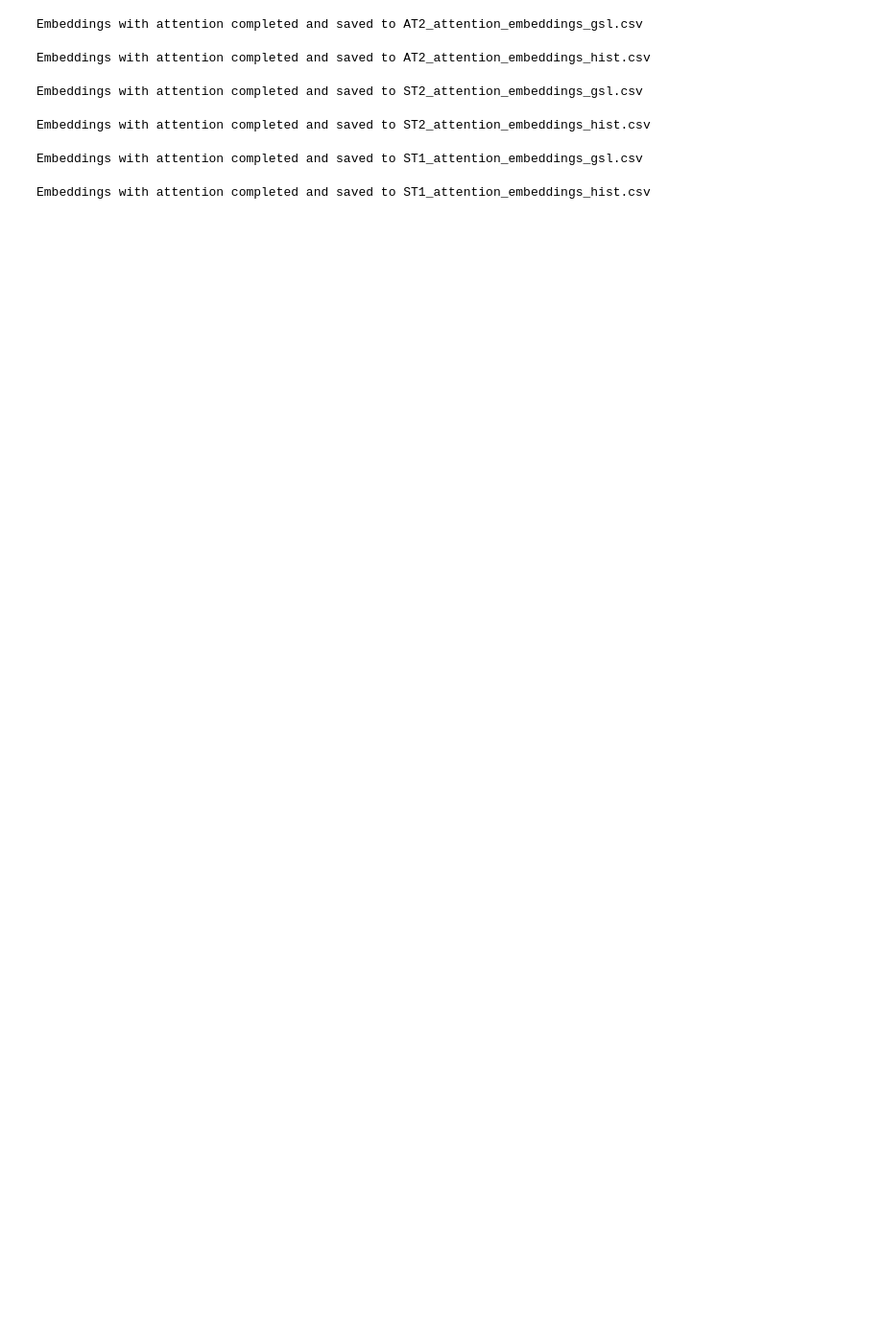
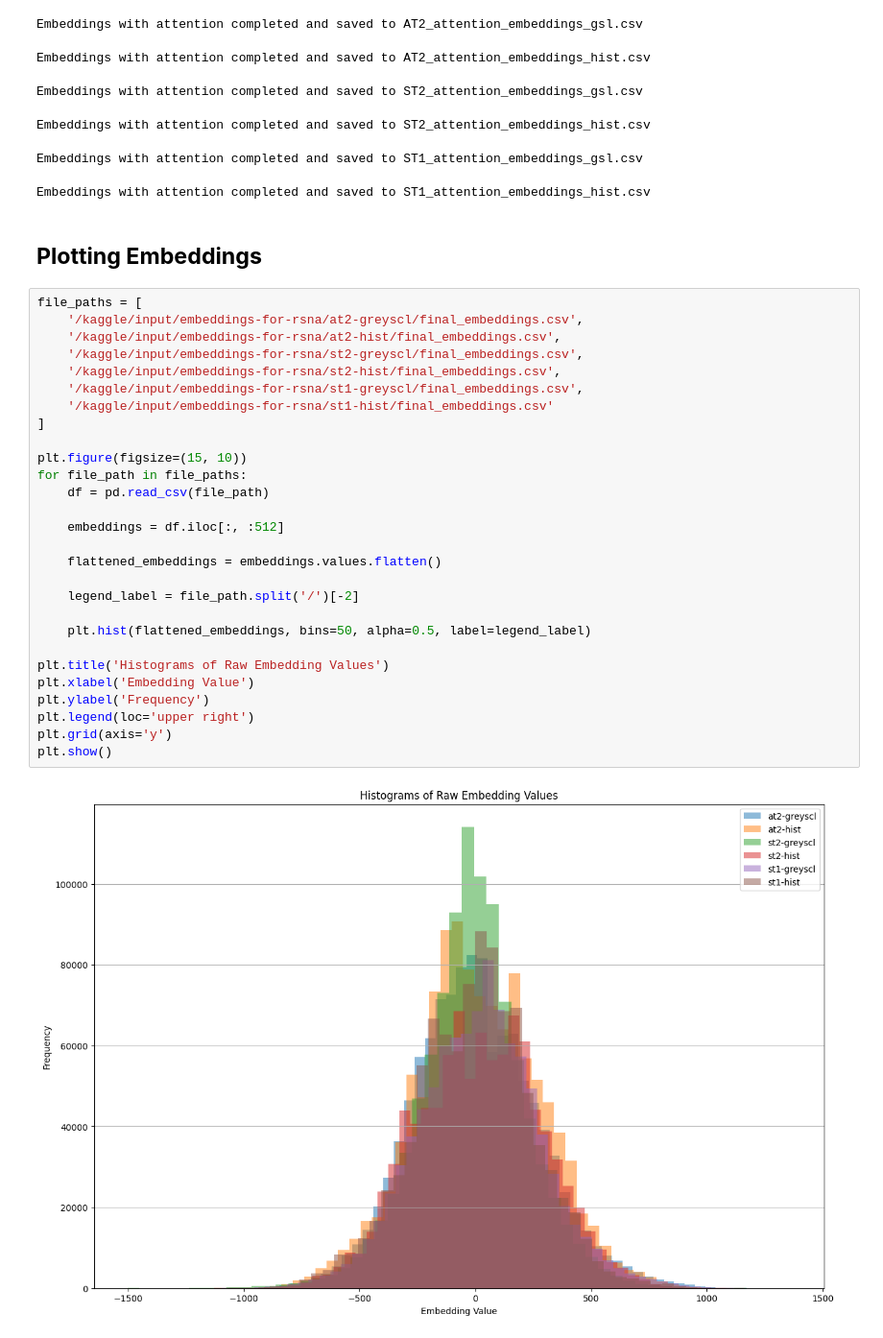
Before and after one commit to ahmedembeddedxx/lumbar-spine-degenerative-classification, a Jupyter notebook: src/ML/1 resnet-embeddings.ipynb, the cells around one changed output. Shown at 96% size. Drawn from its saved outputs; the diff is of its cells as text; blank space fills up the shorter version.

Commit message:
add embeddings plot

```diff
--- a/src/ML/1 resnet-embeddings.ipynb
+++ b/src/ML/1 resnet-embeddings.ipynb
@@ -110,3 +111,35 @@ Embeddings with attention completed and saved to ST2_attention_embeddings_gsl.cs
 Embeddings with attention completed and saved to ST2_attention_embeddings_hist.csv
 Embeddings with attention completed and saved to ST1_attention_embeddings_gsl.csv
 Embeddings with attention completed and saved to ST1_attention_embeddings_hist.csv
+# %% [markdown]
+## **Plotting Embeddings**
+# %%
+file_paths = [
+    '/kaggle/input/embeddings-for-rsna/at2-greyscl/final_embeddings.csv',
+    '/kaggle/input/embeddings-for-rsna/at2-hist/final_embeddings.csv',
+    '/kaggle/input/embeddings-for-rsna/st2-greyscl/final_embeddings.csv',
+    '/kaggle/input/embeddings-for-rsna/st2-hist/final_embeddings.csv',
+    '/kaggle/input/embeddings-for-rsna/st1-greyscl/final_embeddings.csv',
+    '/kaggle/input/embeddings-for-rsna/st1-hist/final_embeddings.csv'
+]
+
+plt.figure(figsize=(15, 10))
+for file_path in file_paths:
+    df = pd.read_csv(file_path)
+
+    embeddings = df.iloc[:, :512]
+
+    flattened_embeddings = embeddings.values.flatten()
+
+    legend_label = file_path.split('/')[-2]
+
+    plt.hist(flattened_embeddings, bins=50, alpha=0.5, label=legend_label)
+
+plt.title('Histograms of Raw Embedding Values')
+plt.xlabel('Embedding Value')
+plt.ylabel('Frequency')
+plt.legend(loc='upper right')
+plt.grid(axis='y')
+plt.show()
+# %% [output]
+[figure, added]
```
Also changed, not shown: parts of 1 cell of this notebook, 3 other files.
